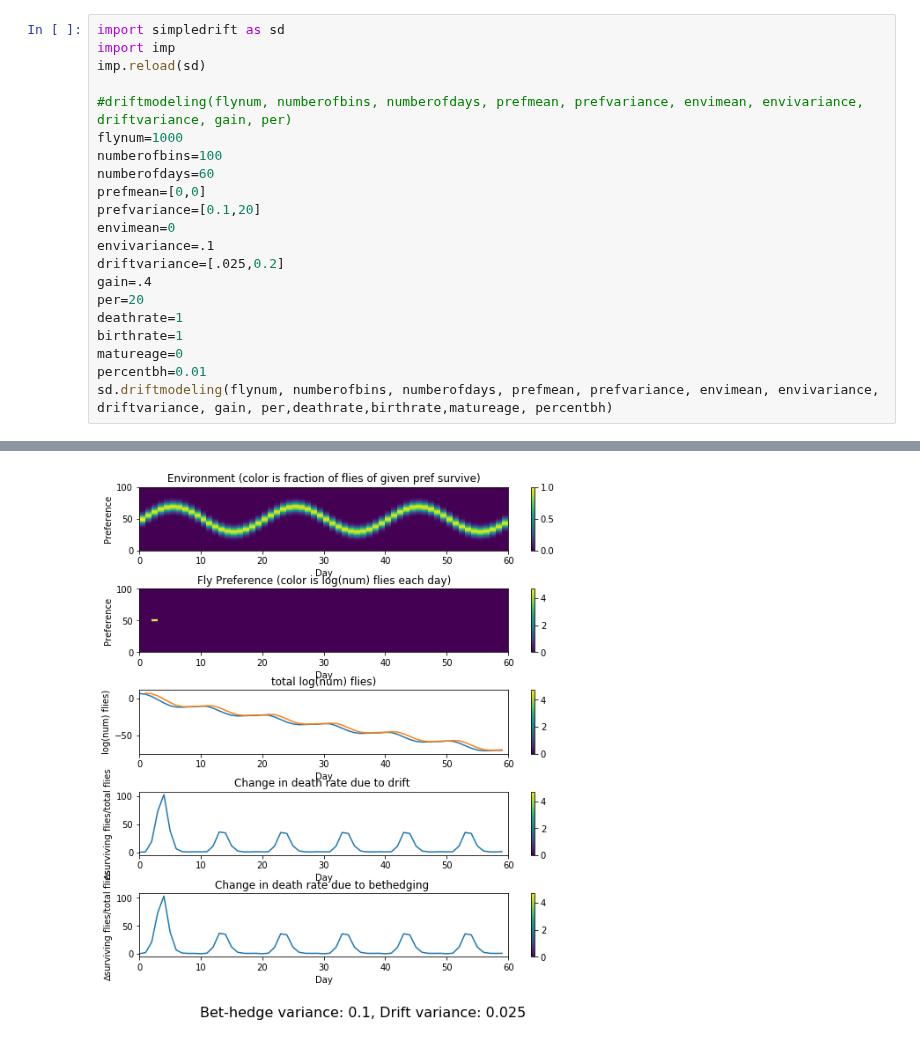
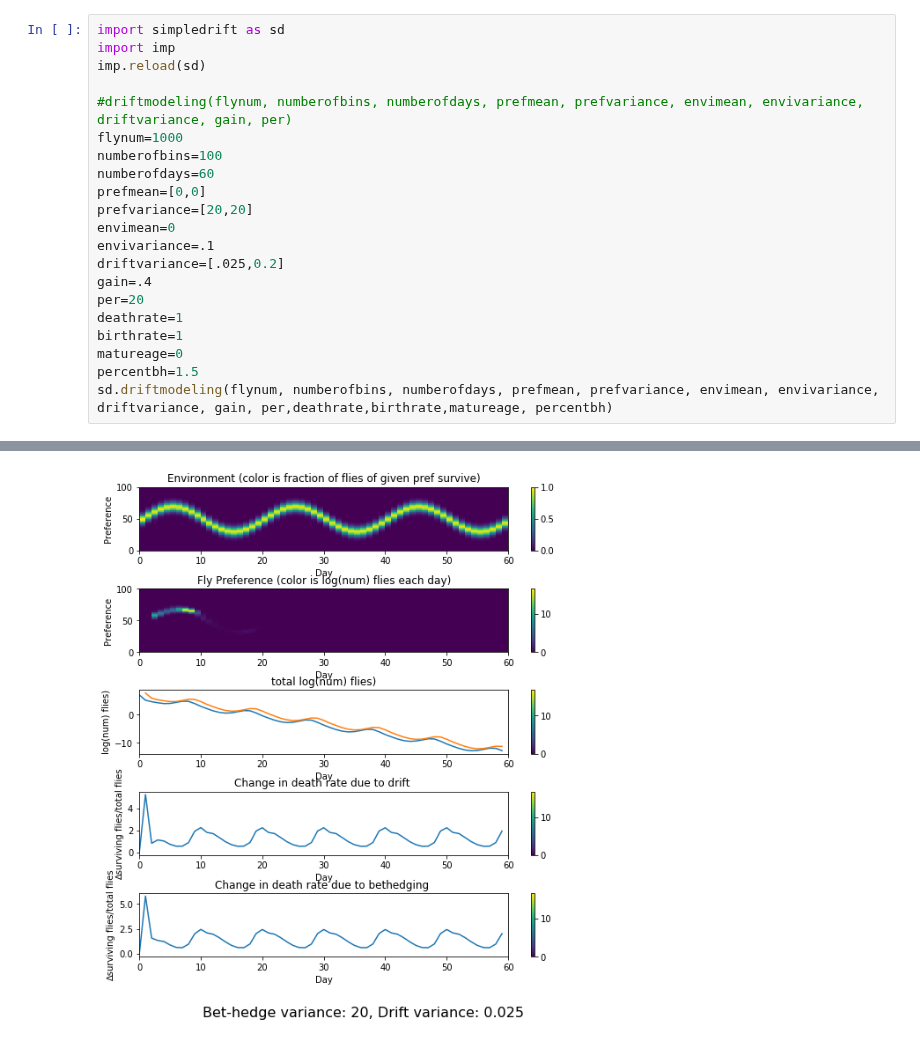
Before and after one commit to ryantmaloney/Simplified-Drift-Modeling, a Jupyter notebook: driftmodeling.ipynb, the cells around one changed output, grey strips where cells are left out. Saved outputs shown, nothing was run; the diff lists cells and outputs as text.

```diff
--- a/driftmodeling.ipynb
+++ b/driftmodeling.ipynb
@@ -14,7 +14,7 @@ flynum=1000
 numberofbins=100
 numberofdays=60
 prefmean=[0,0]
-prefvariance=[0.1,20]
+prefvariance=[20,20]
 envimean=0
 envivariance=.1
 driftvariance=[.025,0.2]
@@ -23,6 +23,6 @@ per=20
 deathrate=1
 birthrate=1
 matureage=0
-percentbh=0.01
+percentbh=1.5
 sd.driftmodeling(flynum, numberofbins, numberofdays, prefmean, prefvariance, envimean, envivariance, driftvariance, gain, per,deathrate,birthrate,matureage, percentbh)
 # %% [output]
@@ -29 +46 @@ sd.driftmodeling(flynum, numberofbins, numberofdays, prefmean, prefvariance, env
-[figure, old version]
+[figure, new version]
```
Also changed, not shown: parts of 2 cells of this notebook, 2 other files.
